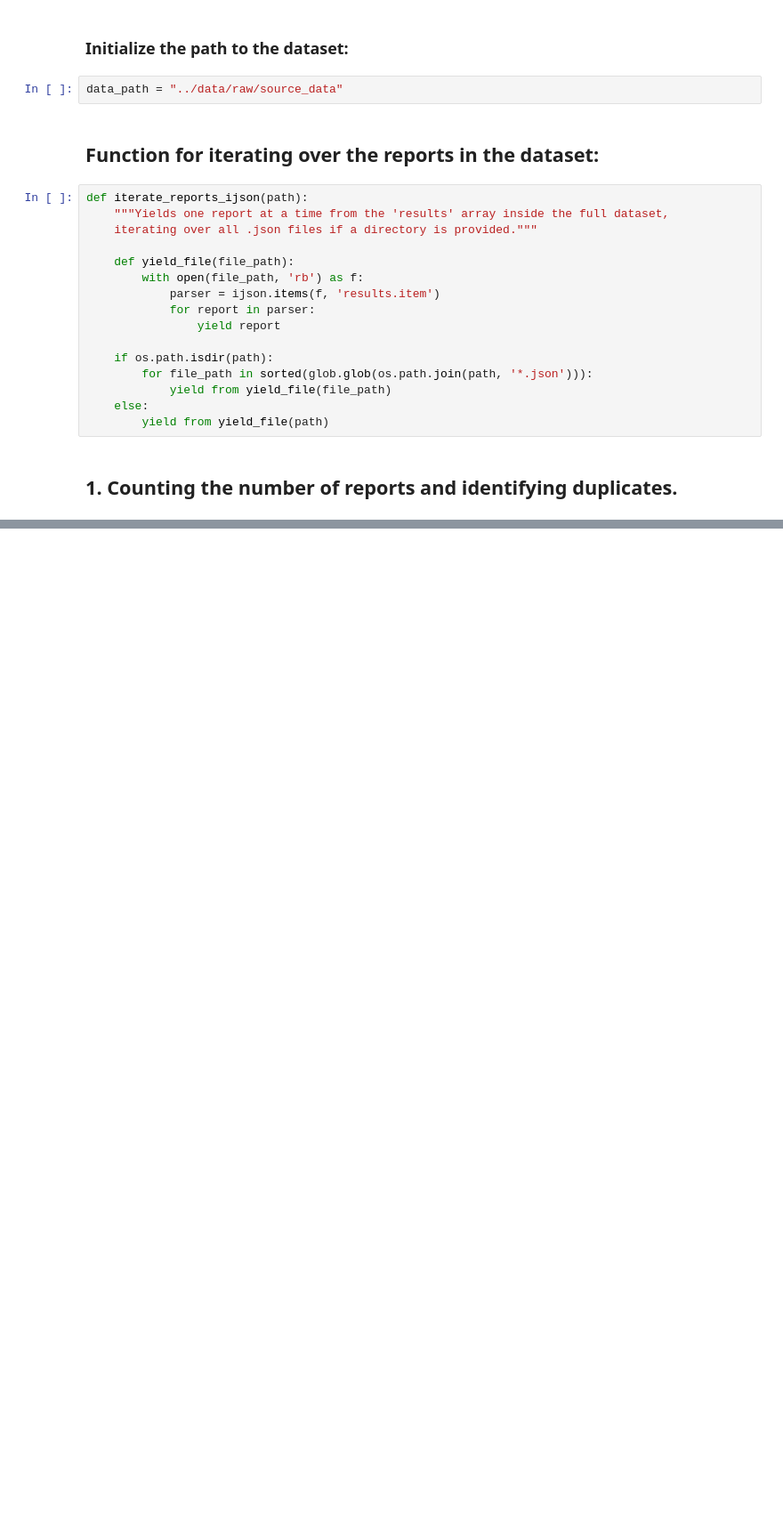
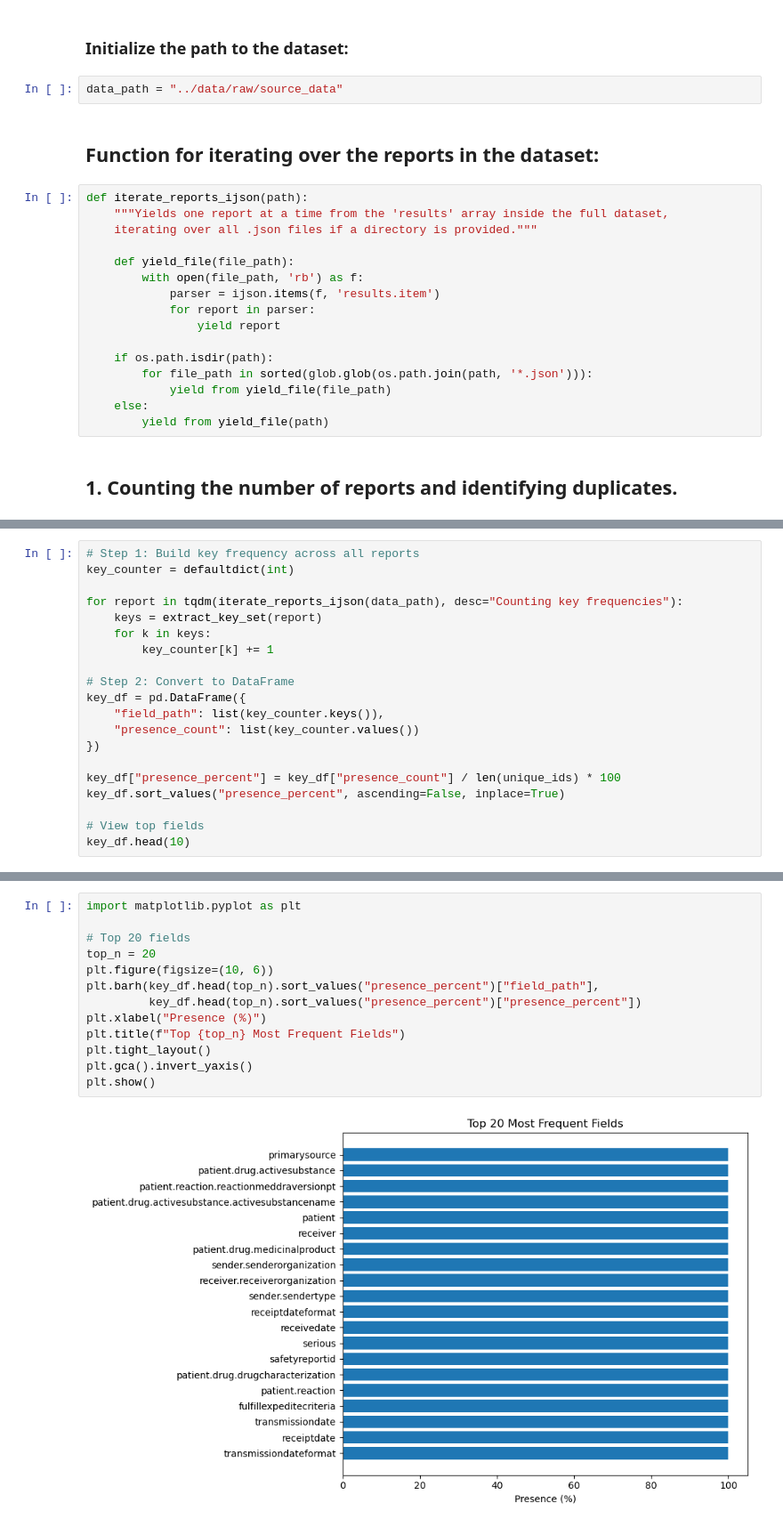
Before and after one commit to MaciejSzwedowicz/Maciej_Sz_BEP, a Jupyter notebook: notebooks/OpenFDA_Structure_Analysis.ipynb, the cells around one changed output, grey strips where cells are left out. Shown at 89% size. Saved outputs shown, nothing was run; the diff lists cells and outputs as text; blank space fills up the shorter version.

```diff
--- a/notebooks/OpenFDA_Structure_Analysis.ipynb
+++ b/notebooks/OpenFDA_Structure_Analysis.ipynb
@@ -61,0 +110,20 @@ print(f"📦 Total number of reports: {report_count}")
+# %%
+# Step 1: Build key frequency across all reports
+key_counter = defaultdict(int)
+
+for report in tqdm(iterate_reports_ijson(data_path), desc="Counting key frequencies"):
+    keys = extract_key_set(report)
+    for k in keys:
+        key_counter[k] += 1
+
+# Step 2: Convert to DataFrame
+key_df = pd.DataFrame({
+    "field_path": list(key_counter.keys()),
+    "presence_count": list(key_counter.values())
+})
+
+key_df["presence_percent"] = key_df["presence_count"] / len(unique_ids) * 100
+key_df.sort_values("presence_percent", ascending=False, inplace=True)
+
+# View top fields
+key_df.head(10)
@@ -61,0 +142,15 @@ print(f"📦 Total number of reports: {report_count}")
+# %%
+import matplotlib.pyplot as plt
+
+# Top 20 fields
+top_n = 20
+plt.figure(figsize=(10, 6))
+plt.barh(key_df.head(top_n).sort_values("presence_percent")["field_path"],
+         key_df.head(top_n).sort_values("presence_percent")["presence_percent"])
+plt.xlabel("Presence (%)")
+plt.title(f"Top {top_n} Most Frequent Fields")
+plt.tight_layout()
+plt.gca().invert_yaxis()
+plt.show()
+# %% [output]
+[figure, added]
```
Also changed, not shown: parts of 21 cells of this notebook.
